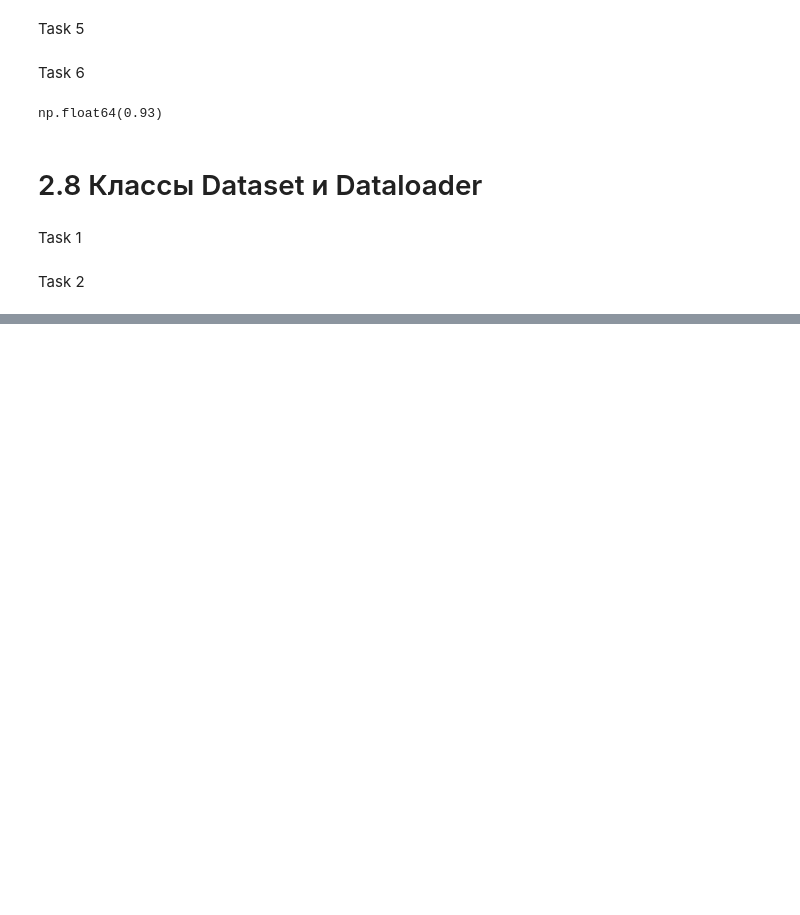
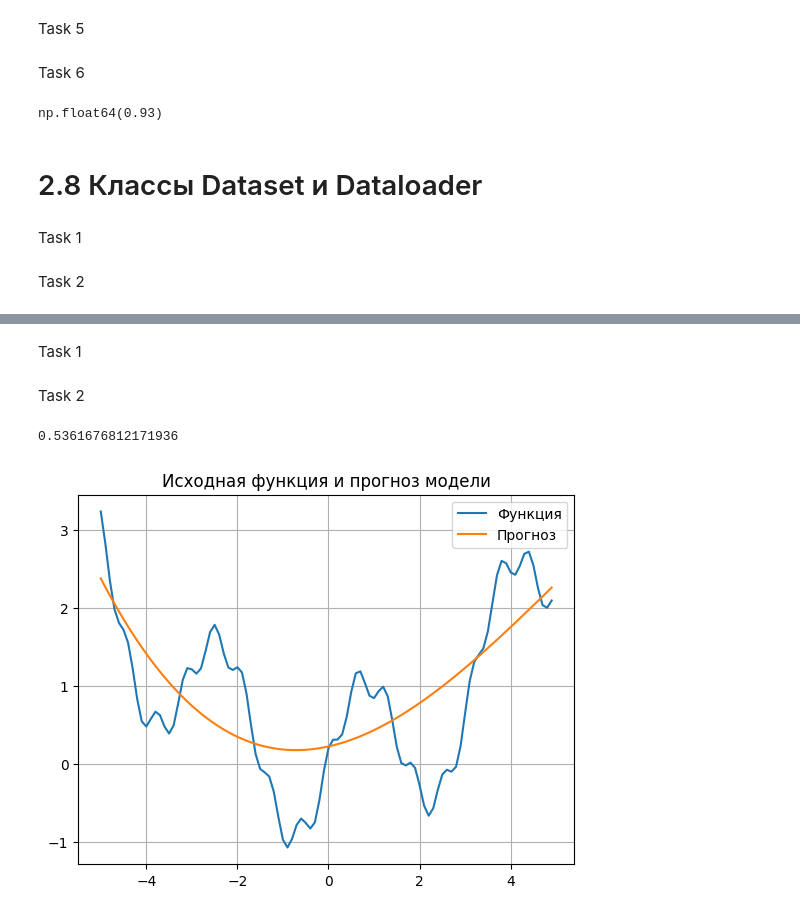
Before and after one commit to FastBackendML/FastBackendML, a Jupyter notebook: Neural_Networks.ipynb, the cells around one changed output, grey strips where cells are left out. Cells and saved outputs as stored; diff of their text form; code cells hidden in the pictures; blank space fills up the shorter version.

```diff
--- a/Neural_Networks.ipynb
+++ b/Neural_Networks.ipynb
@@ -694,0 +697,2 @@ for n in train_data:
+# %% [markdown]
+Task 1
@@ -694,0 +725,2 @@ for n in train_data:
+# %% [markdown]
+Task 2
@@ -694,0 +796,16 @@ for n in train_data:
+# %%
+Q
+# %% [output]
+0.5361676812171936
+# %%
+# График
+import matplotlib.pyplot as plt
+
+plt.plot(d_train.data, d_train.target, label='Функция')
+plt.plot(d_train.data,predict.detach(), label='Прогноз')
+plt.legend()
+plt.title('Исходная функция и прогноз модели')
+plt.grid()
+plt.show()
+# %% [output]
+[figure, added]
```
Also changed, not shown: parts of 3 cells of this notebook.
